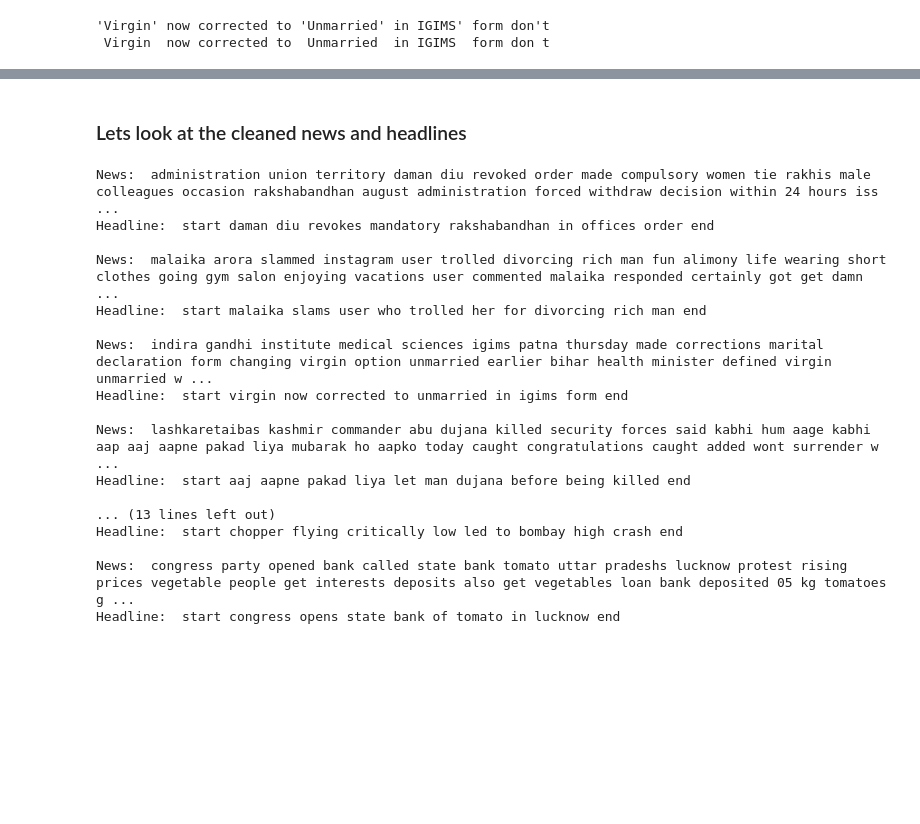
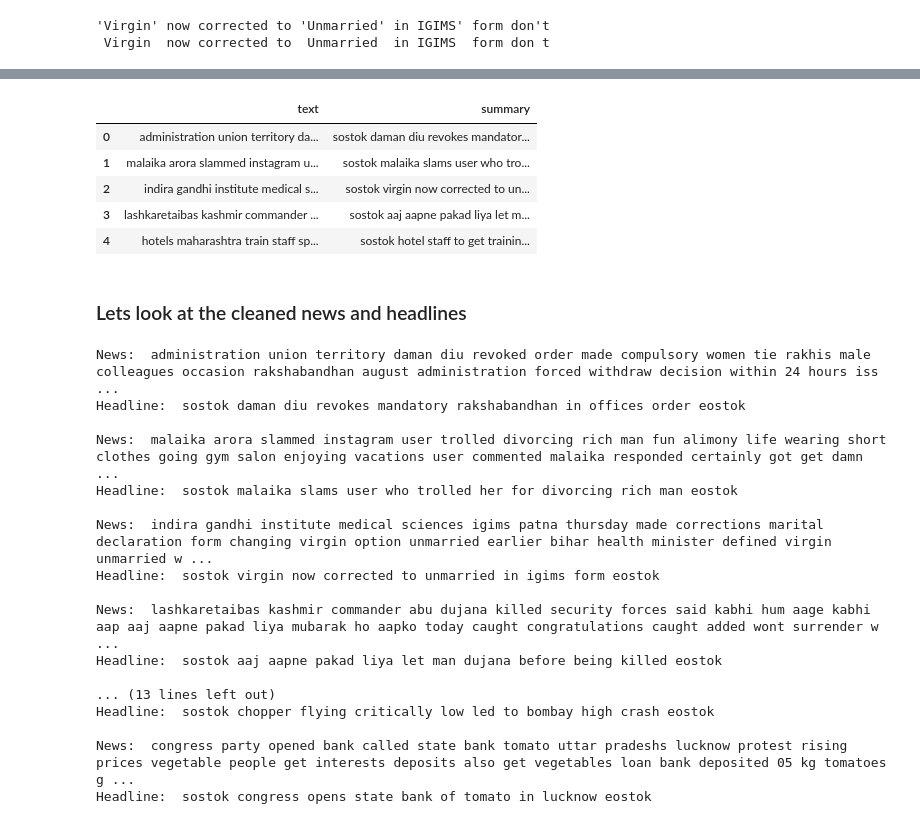
Before and after one commit to Smit1400/HeadlineHunch, a Jupyter notebook: data_cleaning.ipynb, the cells around one changed output, grey strips where cells are left out. Cells and saved outputs as stored; diff of their text form; code cells hidden in the pictures; blank space fills up the shorter version.

```diff
--- a/data_cleaning.ipynb
+++ b/data_cleaning.ipynb
@@ -164,26 +157,56 @@ data['cleaned_headline'] = data['cleaned_headline'].apply(lambda x : 'start '+ x
+# %%
+data.replace('', np.nan, inplace=True)
+data.dropna(axis=0,inplace=True)
+# %%
+max_len_news=40
+max_summary_len=11
+# %%
+cleaned_text =np.array(data['cleaned_text'])
+cleaned_summary=np.array(data['cleaned_headline'])
+
+short_text=[]
+short_summary=[]
+
+for i in range(len(cleaned_text)):
+    if(len(cleaned_summary[i].split())<=max_summary_len and len(cleaned_text[i].split())<=max_len_news):
+        short_text.append(cleaned_text[i])
+        short_summary.append(cleaned_summary[i])
+
+df=pd.DataFrame({'text':short_text,'summary':short_summary})
+# %%
+df['summary'] = df['summary'].apply(lambda x : 'sostok '+ x + ' eostok')
+# %%
+df.head()
+# %% [output]
+|  | text | summary |
+| 0 | administration union territory da... | sostok daman diu revokes mandator... |
+| 1 | malaika arora slammed instagram u... | sostok malaika slams user who tro... |
+| 2 | indira gandhi institute medical s... | sostok virgin now corrected to un... |
+| 3 | lashkaretaibas kashmir commander ... | sostok aaj aapne pakad liya let m... |
+| 4 | hotels maharashtra train staff sp... | sostok hotel staff to get trainin... |
 # %% [markdown]
 ### Lets look at the cleaned news and headlines
 # %%
 for i in range(10):
-    print("News: ", data.cleaned_text[i])
-    print("Headline: ", data.cleaned_headline[i])
+    print("News: ", df.text[i])
+    print("Headline: ", df.summary[i])
     print()
 # %% [output]
 News:  administration union territory daman diu revoked order made compulsory women tie rakhis male colleagues occasion rakshabandhan august administration forced withdraw decision within 24 hours iss ...
-Headline:  start daman diu revokes mandatory rakshabandhan in offices order end
+Headline:  sostok daman diu revokes mandatory rakshabandhan in offices order eostok
 
 News:  malaika arora slammed instagram user trolled divorcing rich man fun alimony life wearing short clothes going gym salon enjoying vacations user commented malaika responded certainly got get damn ...
-Headline:  start malaika slams user who trolled her for divorcing rich man end
+Headline:  sostok malaika slams user who trolled her for divorcing rich man eostok
 
 News:  indira gandhi institute medical sciences igims patna thursday made corrections marital declaration form changing virgin option unmarried earlier bihar health minister defined virgin unmarried w ...
-Headline:  start virgin now corrected to unmarried in igims form end
+Headline:  sostok virgin now corrected to unmarried in igims form eostok
 
 News:  lashkaretaibas kashmir commander abu dujana killed security forces said kabhi hum aage kabhi aap aaj aapne pakad liya mubarak ho aapko today caught congratulations caught added wont surrender w ...
-Headline:  start aaj aapne pakad liya let man dujana before being killed end
+Headline:  sostok aaj aapne pakad liya let man dujana before being killed eostok
 
 ... (13 lines left out)
-Headline:  start chopper flying critically low led to bombay high crash end
+Headline:  sostok chopper flying critically low led to bombay high crash eostok
 
 News:  congress party opened bank called state bank tomato uttar pradeshs lucknow protest rising prices vegetable people get interests deposits also get vegetables loan bank deposited 05 kg tomatoes g ...
-Headline:  start congress opens state bank of tomato in lucknow end
+Headline:  sostok congress opens state bank of tomato in lucknow eostok
 # %%
```
Also changed, not shown: parts of 3 cells of this notebook, 3 other files.
